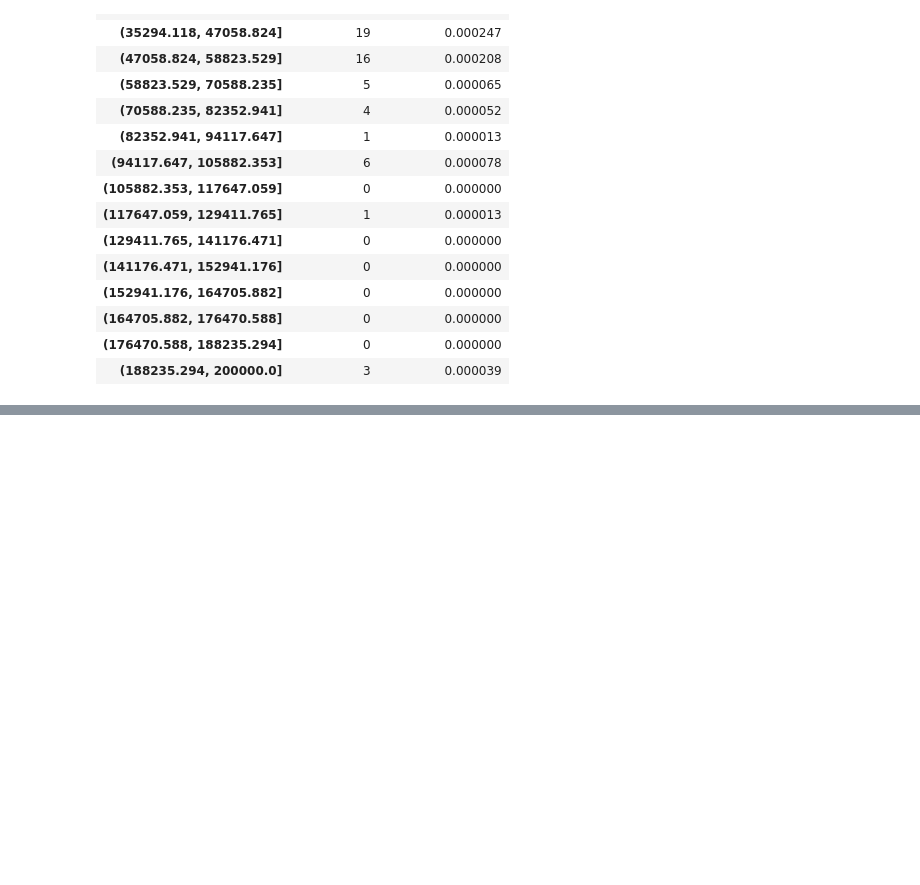
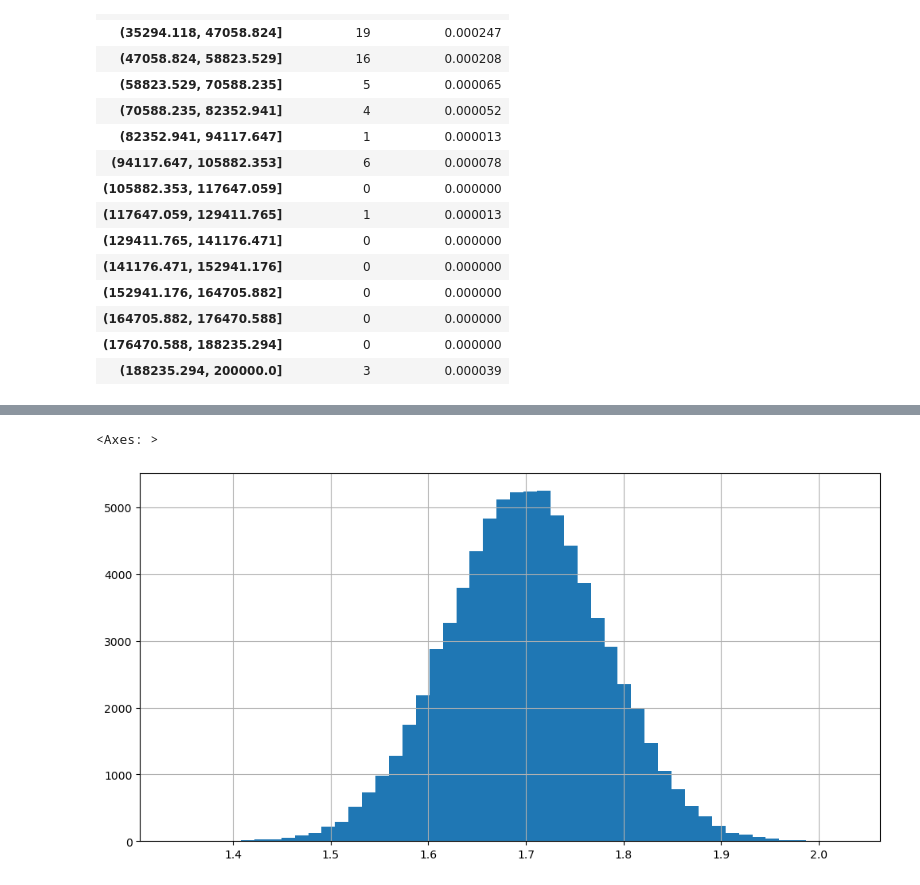
Before and after one commit to pablitohaddad/curso-de-estatistica, a Jupyter notebook: Curso de Estatística.ipynb, the cells around one changed output, grey strips where cells are left out. Saved outputs shown, nothing was run; the diff lists cells and outputs as text; code cells hidden in the pictures; blank space fills up the shorter version.

```diff
--- a/Curso de Estatística.ipynb
+++ b/Curso de Estatística.ipynb
@@ -445,0 +486,5 @@ dist_freq_quantitativas_amplitude_fixa
+# %%
+dados.Altura.hist(bins=50, figsize=(12, 6))
+# %% [output]
+<Axes: >
+[figure, added]
```
Also changed, not shown: parts of 6 cells of this notebook.
